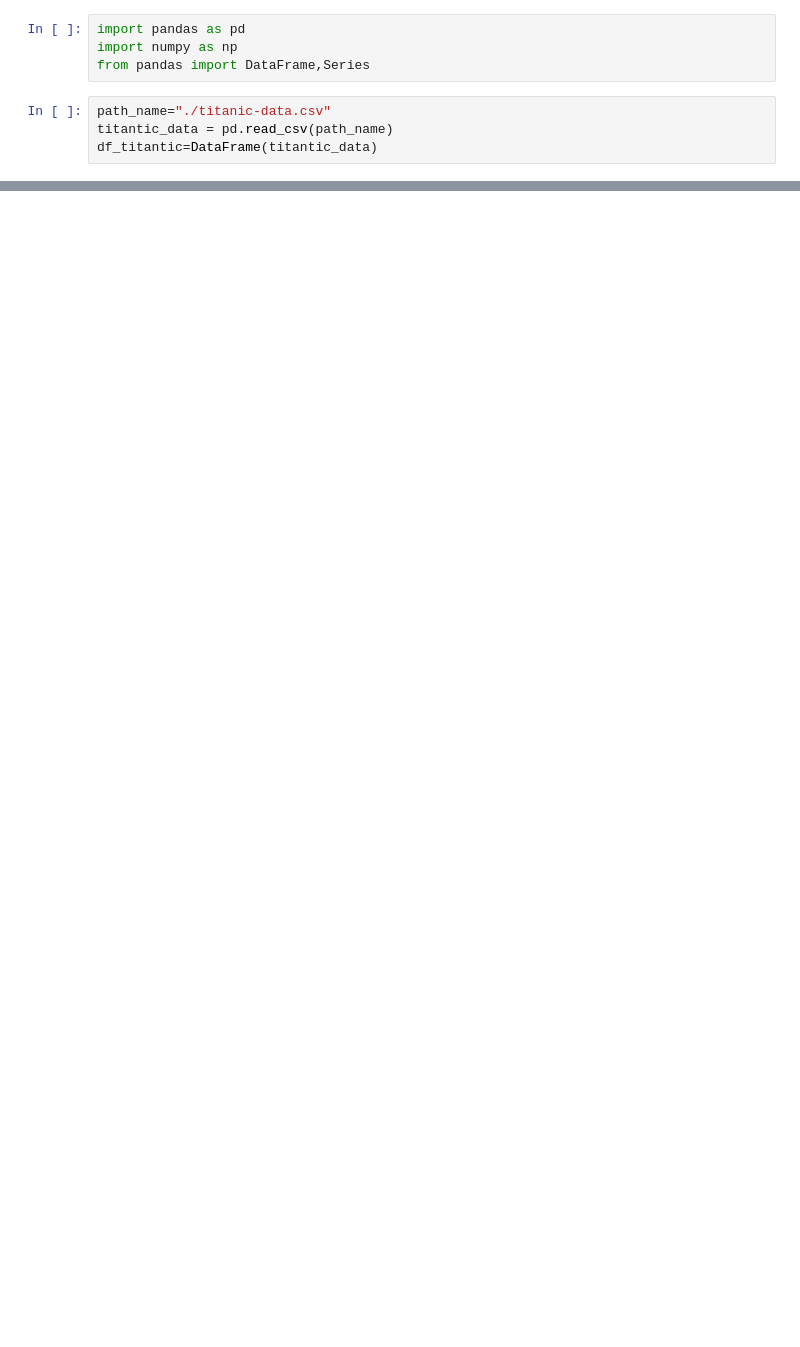
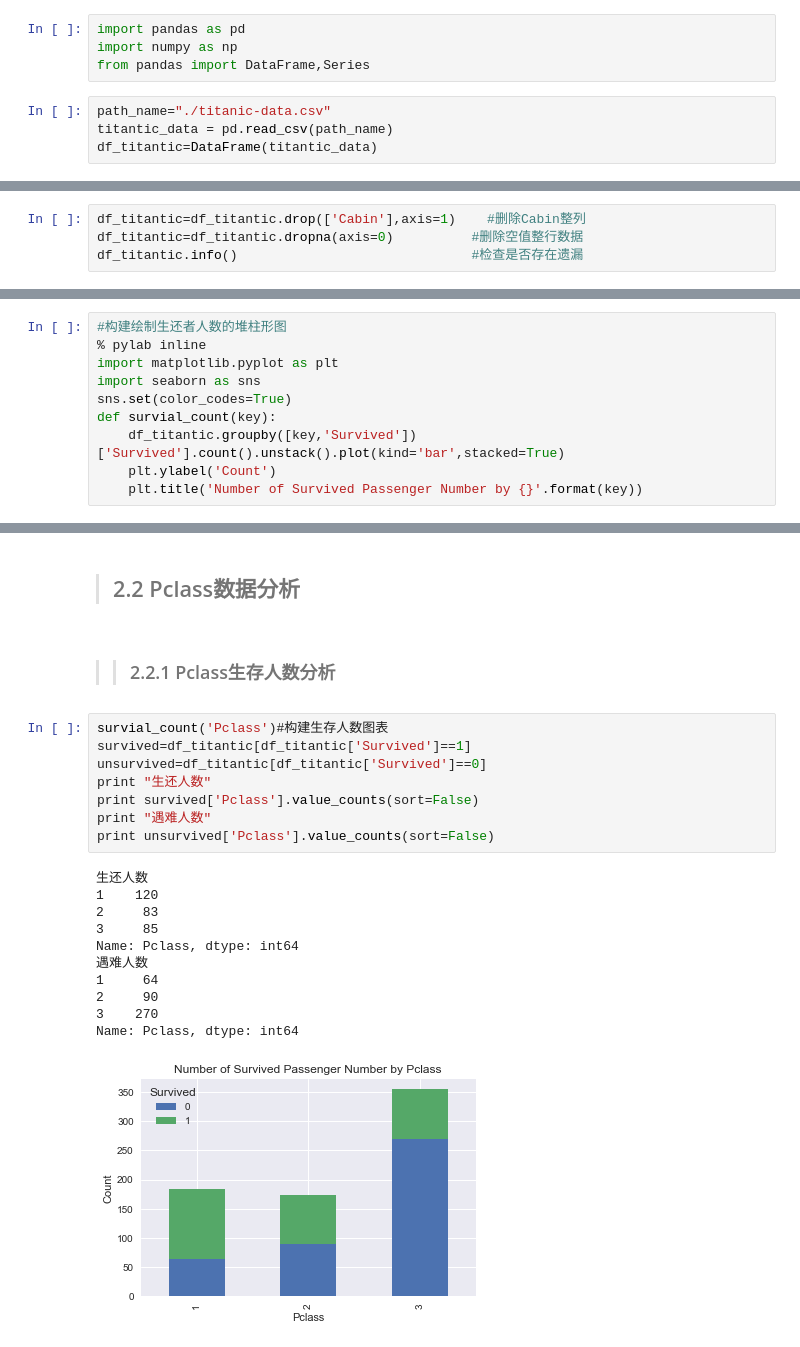
Before and after one commit to RajZhao/DA, a Jupyter notebook: Udacity/初级项目2/P2.ipynb, the cells around one changed output, grey strips where cells are left out. Saved outputs shown, nothing was run; the diff lists cells and outputs as text; blank space fills up the shorter version.

```diff
--- a/Udacity/初级项目2/P2.ipynb
+++ b/Udacity/初级项目2/P2.ipynb
@@ -258,0 +36,4 @@ freq_age(sur_age_p1,'Age','freq of age','freq of age for surrvived')
+# %%
+df_titantic=df_titantic.drop(['Cabin'],axis=1)    #删除Cabin整列
+df_titantic=df_titantic.dropna(axis=0)          #删除空值整行数据
+df_titantic.info()                              #检查是否存在遗漏
@@ -258,0 +65,10 @@ freq_age(sur_age_p1,'Age','freq of age','freq of age for surrvived')
+# %%
+#构建绘制生还者人数的堆柱形图
+% pylab inline
+import matplotlib.pyplot as plt
+import seaborn as sns
+sns.set(color_codes=True)
+def survial_count(key):
+    df_titantic.groupby([key,'Survived'])['Survived'].count().unstack().plot(kind='bar',stacked=True)
+    plt.ylabel('Count')
+    plt.title('Number of Survived Passenger Number by {}'.format(key))
@@ -258,0 +84,24 @@ freq_age(sur_age_p1,'Age','freq of age','freq of age for surrvived')
+# %% [markdown]
+>## 2.2 Pclass数据分析
+# %% [markdown]
+>>### 2.2.1 Pclass生存人数分析
+# %%
+survial_count('Pclass')#构建生存人数图表
+survived=df_titantic[df_titantic['Survived']==1]
+unsurvived=df_titantic[df_titantic['Survived']==0]
+print "生还人数"
+print survived['Pclass'].value_counts(sort=False)
+print "遇难人数"
+print unsurvived['Pclass'].value_counts(sort=False)
+# %% [output]
+生还人数
+1    120
+2     83
+3     85
+Name: Pclass, dtype: int64
+遇难人数
+1     64
+2     90
+3    270
+Name: Pclass, dtype: int64
+[figure, added]
```
Also changed, not shown: parts of 61 cells of this notebook, 3 other files.
